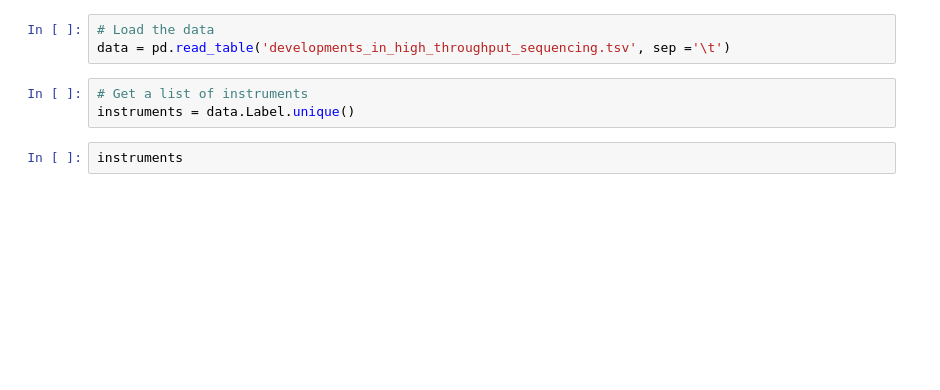
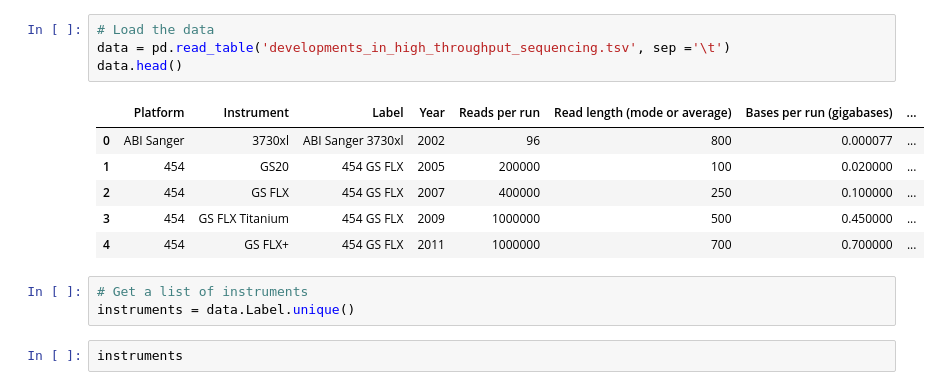
Before and after one commit to lexnederbragt/developments-in-next-generation-sequencing, a Jupyter notebook: Plotting.ipynb, the cells around one changed output. Drawn from its saved outputs; the diff is of its cells as text; blank space fills up the shorter version.

```diff
--- a/Plotting.ipynb
+++ b/Plotting.ipynb
@@ -6,6 +98,14 @@ import matplotlib.ticker as ticker
 # %%
 # Load the data
 data = pd.read_table('developments_in_high_throughput_sequencing.tsv', sep ='\t')
+data.head()
+# %% [output]
+|  | Platform | Instrument | Label | Year | Reads per run | Read length (mode or average) | Bases per run (gigabases) | ... |
+| 0 | ABI Sanger | 3730xl | ABI Sanger 3730xl | 2002 | 96 | 800 | 0.000077 | ... |
+| 1 | 454 | GS20 | 454 GS FLX | 2005 | 200000 | 100 | 0.020000 | ... |
+| 2 | 454 | GS FLX | 454 GS FLX | 2007 | 400000 | 250 | 0.100000 | ... |
+| 3 | 454 | GS FLX Titanium | 454 GS FLX | 2009 | 1000000 | 500 | 0.450000 | ... |
+| 4 | 454 | GS FLX+ | 454 GS FLX | 2011 | 1000000 | 700 | 0.700000 | ... |
 # %%
 # Get a list of instruments
 instruments = data.Label.unique()
```
Also changed, not shown: parts of 6 cells of this notebook, 25 other files.
